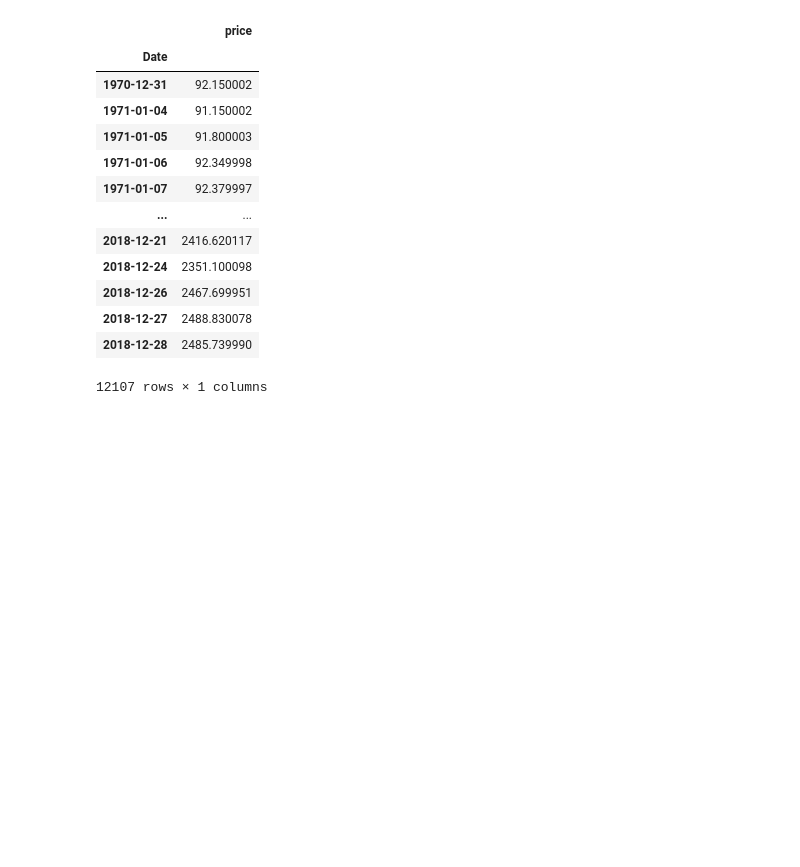
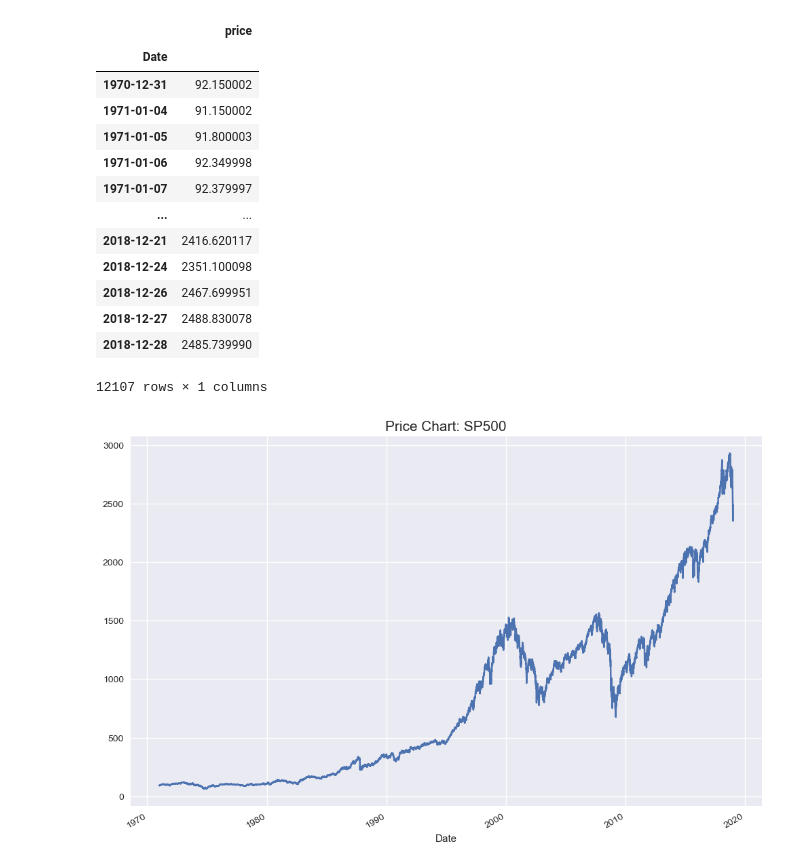
Before and after one commit to MarsIfeanyi/Financial-Data-Analysis-Class, a Jupyter notebook: financialDataAnalysisClass.ipynb, the cells around one changed output. Cells and saved outputs as stored; diff of their text form; code cells hidden in the pictures; blank space fills up the shorter version.

Commit message:
created plot_Price method

```diff
--- a/financialDataAnalysisClass.ipynb
+++ b/financialDataAnalysisClass.ipynb
@@ -1,10 +1,15 @@
 # %%
 import pandas as pd
+import numpy as np
+import matplotlib.pyplot as plt
+import yfinance as yf
+plt.style.use("seaborn-v0_8")
 # %%
 class FinancialDataAnalysis():
 
-    def __init__(self):
+    def __init__(self, ticker):
         self.get_data()
+        self.ticker = ticker
 
     def get_data(self):
         ''' read and retrieves the data from the excel file
@@ -14,6 +19,12 @@ class FinancialDataAnalysis():
         rawData.rename(columns = {"Close":"price"}, inplace = True)
         self.data = rawData
         return self.data
+
+    def plot_prices(self):
+        ''' creates a price chart
+        '''
+        self.data.price.plot(figsize = (12, 8))
+        plt.title("Price Chart: {}".format(self.ticker), fontsize = 15)
 # %%
-stock = FinancialDataAnalysis()
+stock = FinancialDataAnalysis("SP500")
 # %%
@@ -33,3 +44,7 @@ stock.get_data()
 | 2018-12-27 | 2488.830078 |
 | 2018-12-28 | 2485.739990 |
 12107 rows × 1 columns
+# %%
+stock.plot_prices()
+# %% [output]
+[figure, added]
```
Also changed, not shown: parts of 1 cell of this notebook.
